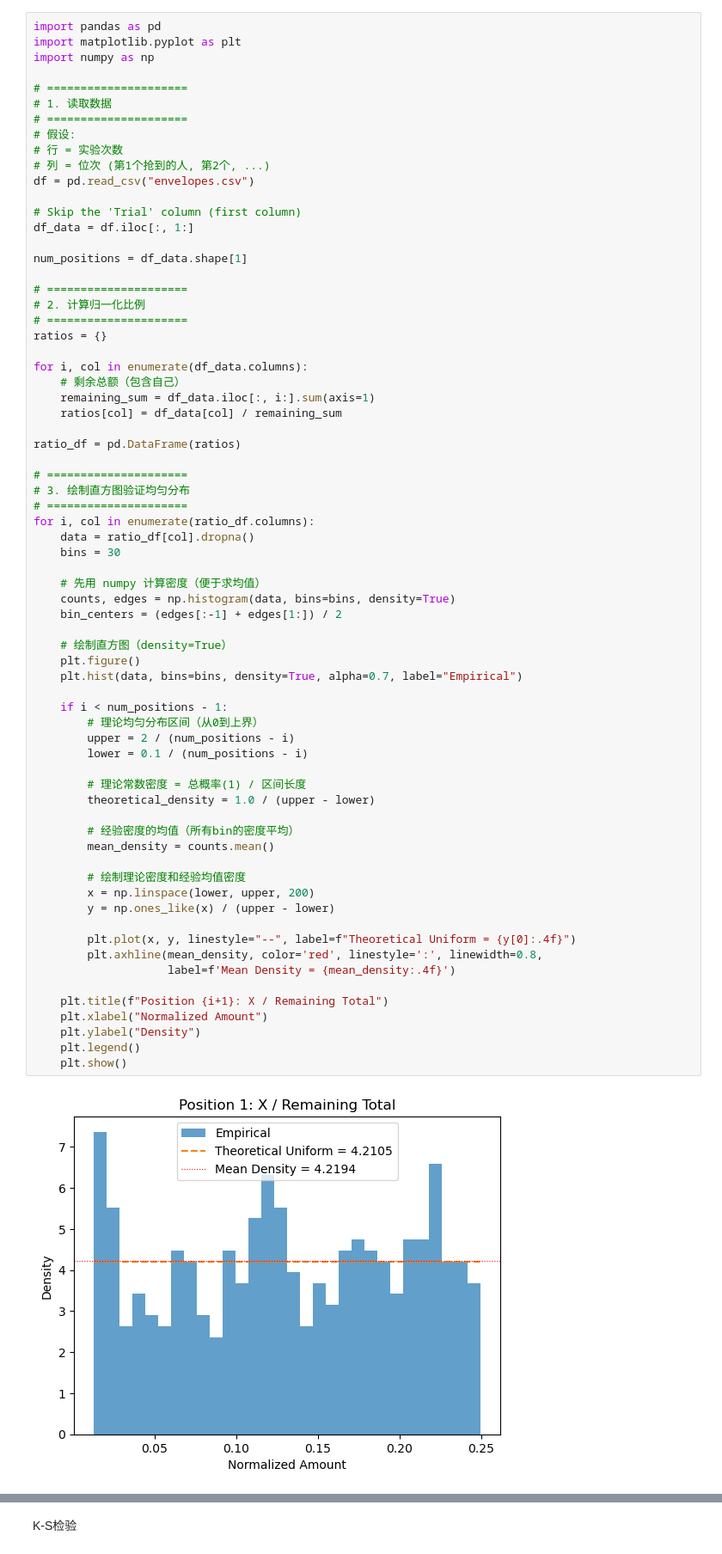
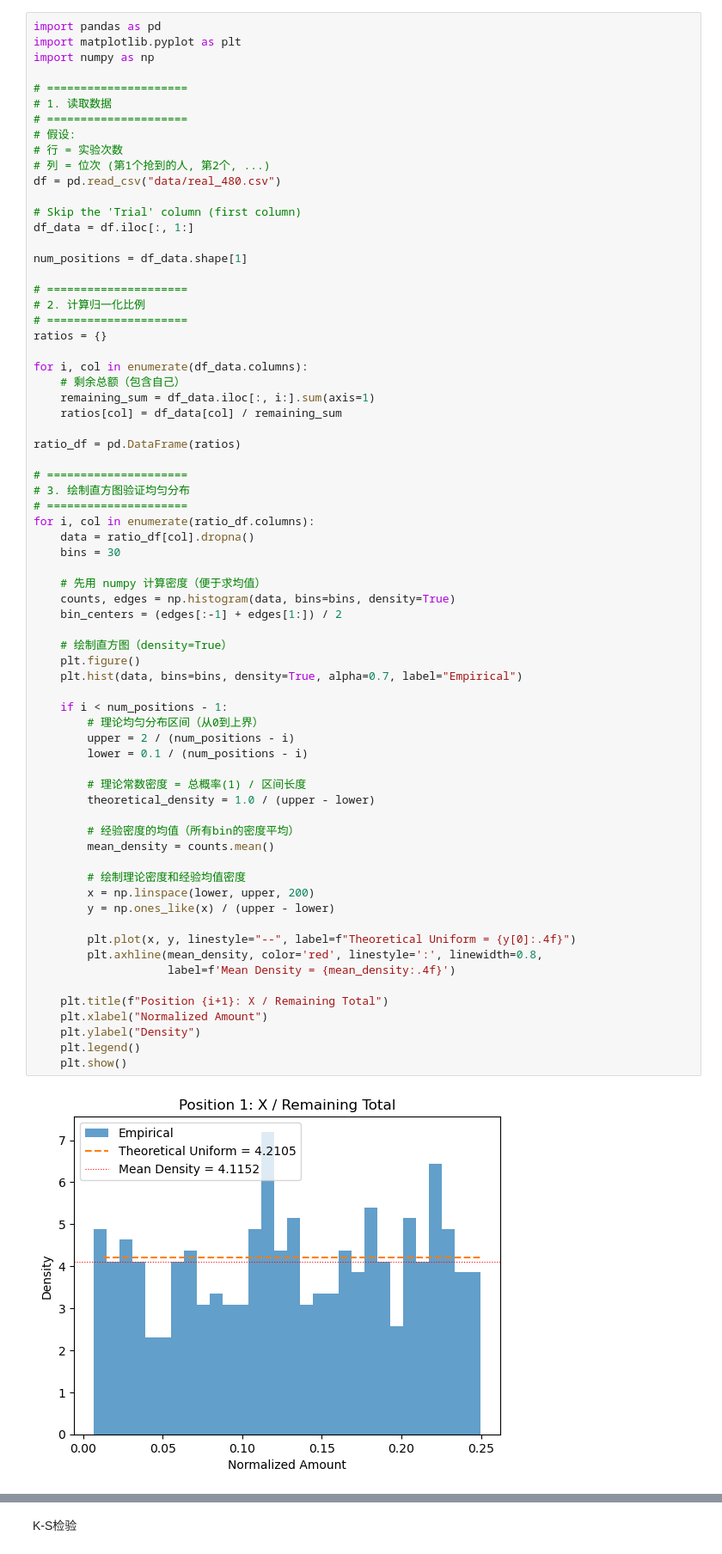
Before and after one commit to WjNaG2/SI140-RedEnvelope, a Jupyter notebook: verify.ipynb, the cells around one changed output, grey strips where cells are left out. Shown at 86% size. Drawn from its saved outputs; the diff is of its cells as text.

```diff
--- a/verify.ipynb
+++ b/verify.ipynb
@@ -17,7 +17,7 @@ import numpy as np
 # 假设:
 # 行 = 实验次数
 # 列 = 位次 (第1个抢到的人, 第2个, ...)
-df = pd.read_csv("envelopes.csv")
+df = pd.read_csv("data/real_480.csv")
 
 # Skip the 'Trial' column (first column)
 df_data = df.iloc[:, 1:]
@@ -49,31 +49,31 @@ for i, col in enumerate(ratio_df.columns):
 
     # 绘制直方图（density=True）
     plt.figure()
     plt.hist(data, bins=bins, density=True, alpha=0.7, label="Empirical")
 
     if i < num_positions - 1:
         # 理论均匀分布区间（从0到上界）
         upper = 2 / (num_positions - i)
         lower = 0.1 / (num_positions - i)
 
         # 理论常数密度 = 总概率(1) / 区间长度
         theoretical_density = 1.0 / (upper - lower)
 
         # 经验密度的均值（所有bin的密度平均）
         mean_density = counts.mean()
 
         # 绘制理论密度和经验均值密度
         x = np.linspace(lower, upper, 200)
         y = np.ones_like(x) / (upper - lower)
 
         plt.plot(x, y, linestyle="--", label=f"Theoretical Uniform = {y[0]:.4f}")
         plt.axhline(mean_density, color='red', linestyle=':', linewidth=0.8,
                     label=f'Mean Density = {mean_density:.4f}')
 
     plt.title(f"Position {i+1}: X / Remaining Total")
     plt.xlabel("Normalized Amount")
     plt.ylabel("Density")
     plt.legend()
     plt.show()
 # %% [output]
-[figure, old version]
+[figure, new version]
```
Also changed, not shown: parts of 7 cells of this notebook, 3 other files.
